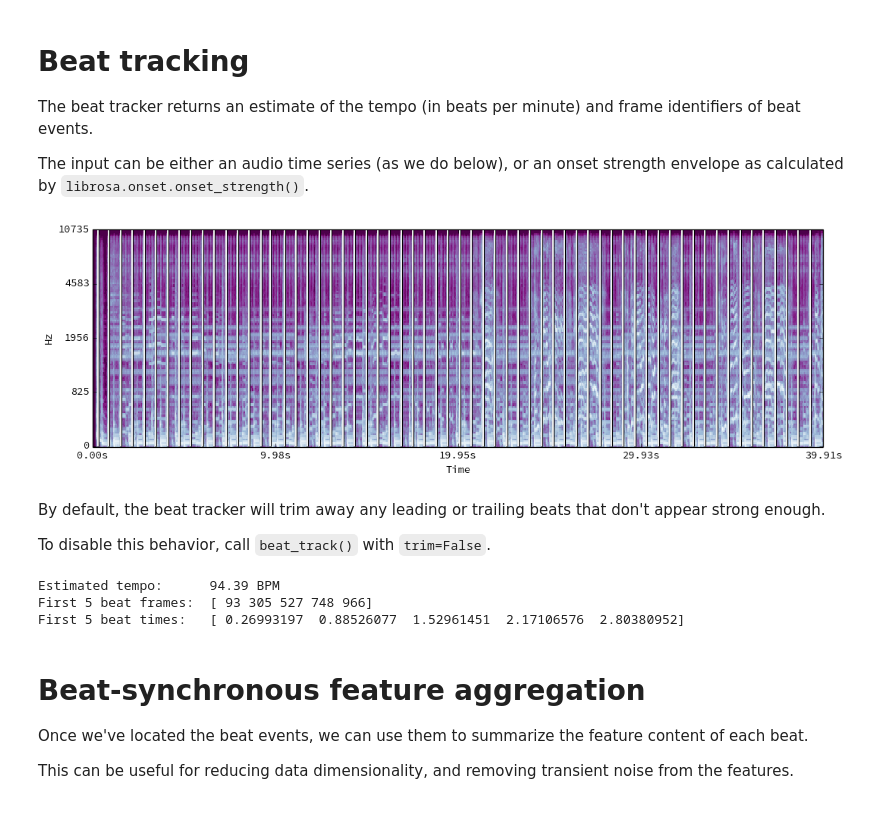
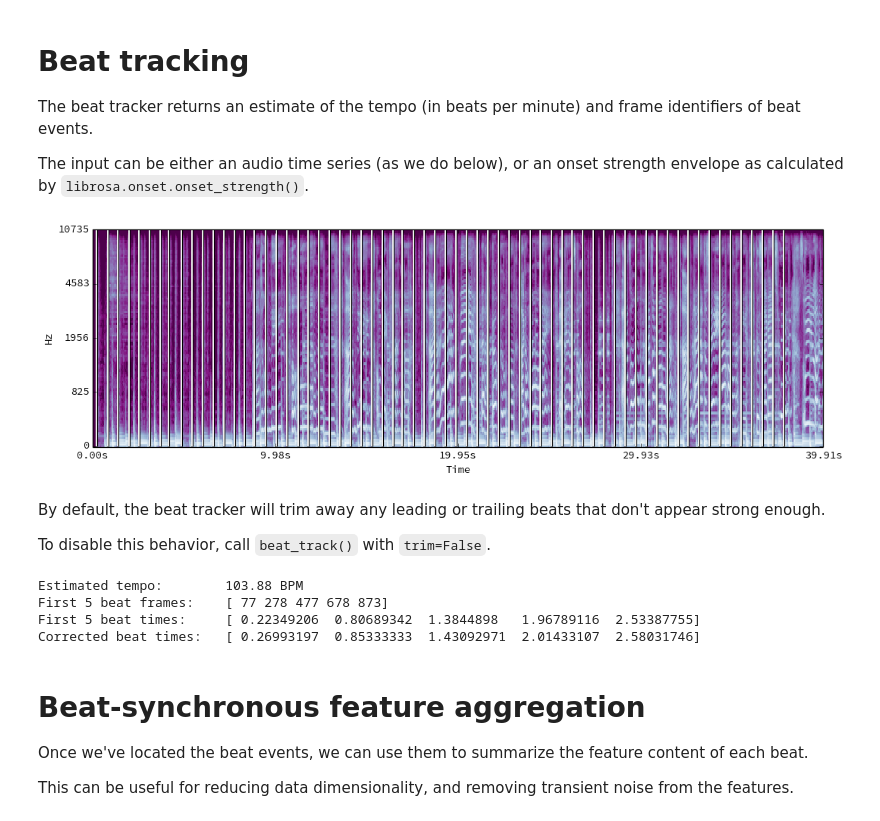
Before and after one commit to librosa/librosa, a Jupyter notebook: examples/LibROSA demo.ipynb, the cells around one changed output. Drawn from its saved outputs; the diff is of its cells as text; code cells hidden in the pictures.

```diff
--- a/examples/LibROSA demo.ipynb
+++ b/examples/LibROSA demo.ipynb
@@ -20,7 +20,7 @@ import librosa
 # http://smc.inescporto.pt/research/data-2/
 #
 
-audio_path = '%s/data/SMC_Mirex/SMC_MIREX_Audio/SMC_282.wav' % os.environ['HOME']
+audio_path = '%s/data/SMC_Mirex/SMC_MIREX_Audio/SMC_278.wav' % os.environ['HOME']
 
 # To make this example work, either download the SMC data set into
 #   /your/home/directory/data/SMC_Mirex
@@ -140,37 +139,42 @@ The beat tracker returns an estimate of the tempo (in beats per minute) and fram
 The input can be either an audio time series (as we do below), or an onset strength envelope as calculated by `librosa.onset.onset_strength()`.
 # %%
 # Now, let's run the beat tracker
-tempo, beats = librosa.beat.beat_track(y=y, sr=sr, hop_length=64, n_fft=2048)
+tempo, beats = librosa.beat.beat_track(y=y, sr=sr, hop_length=64)
 
 # Let's re-draw the spectrogram, but this time, overlay the detected beats
-plt.figure(figsize=(12,4))
+figure(figsize=(12,4))
 librosa.display.specshow(log_S, sr=sr, hop_length=64, x_axis='time', y_axis='mel')
 
 # Let's draw lines with a drop shadow on the beat events
-plt.vlines(beats, 0, log_S.shape[0], colors='k', linestyles='-', linewidth=2.5)
-plt.vlines(beats, 0, log_S.shape[0], colors='w', linestyles='-', linewidth=1.5)
-plt.axis('tight')
+vlines(beats, 0, log_S.shape[0], colors='k', linestyles='-', linewidth=2.5)
+vlines(beats, 0, log_S.shape[0], colors='w', linestyles='-', linewidth=1.5)
+axis('tight')
 
-plt.tight_layout()
+tight_layout()
 # %% [output]
-[figure, old version]
+[figure, new version]
 # %% [markdown]
 By default, the beat tracker will trim away any leading or trailing beats that don't appear strong enough.
 
 To disable this behavior, call `beat_track()` with `trim=False`.
 # %%
-print 'Estimated tempo:      %.2f BPM' % tempo
+print 'Estimated tempo:        %.2f BPM' % tempo
 
-print 'First 5 beat frames: ', beats[:5]
+print 'First 5 beat frames:   ', beats[:5]
 
 # Frame numbers are great and all, but when do those beats occur?
-print 'First 5 beat times:  ', librosa.frames_to_time(beats[:5], sr=sr, hop_length=64)
+print 'First 5 beat times:    ', librosa.frames_to_time(beats[:5], sr=sr, hop_length=64)
+
+# Events mostly occur at the center of the frame due to Hann windowing.
+# Including the n_fft option to frames_to_time adds in the proper correction
+print 'Corrected beat times:  ', librosa.frames_to_time(beats[:5], sr=sr, hop_length=64, n_fft=2048)
 
 # We could also get frame numbers from times by librosa.time_to_frames()
 # %% [output]
-Estimated tempo:      94.39 BPM
-First 5 beat frames:  [ 93 305 527 748 966]
-First 5 beat times:   [ 0.26993197  0.88526077  1.52961451  2.17106576  2.80380952]
+Estimated tempo:        103.88 BPM
+First 5 beat frames:    [ 77 278 477 678 873]
+First 5 beat times:     [ 0.22349206  0.80689342  1.3844898   1.96789116  2.53387755]
+Corrected beat times:   [ 0.26993197  0.85333333  1.43092971  2.01433107  2.58031746]
 # %% [markdown]
 # Beat-synchronous feature aggregation
 
```
Also changed, not shown: parts of 8 cells of this notebook.
